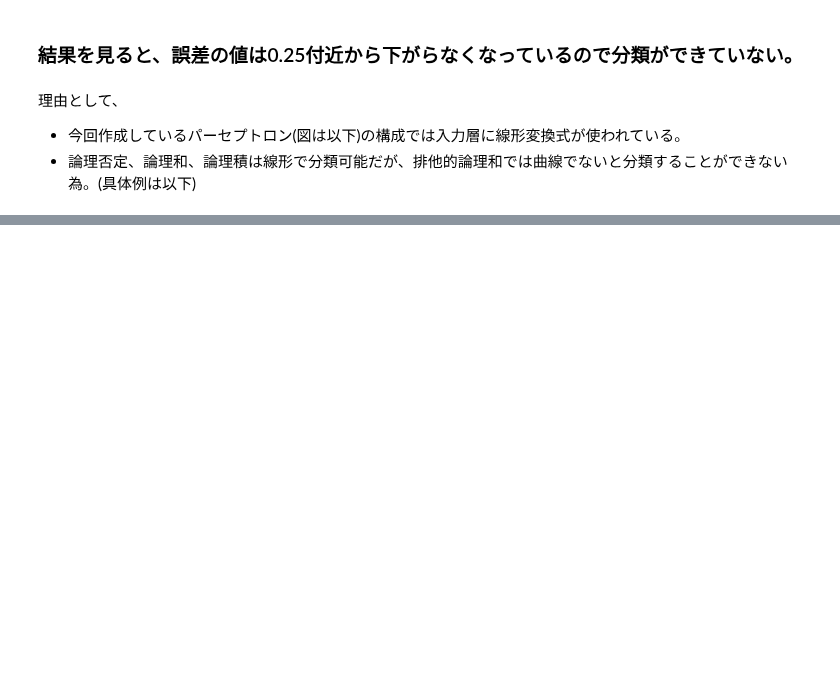
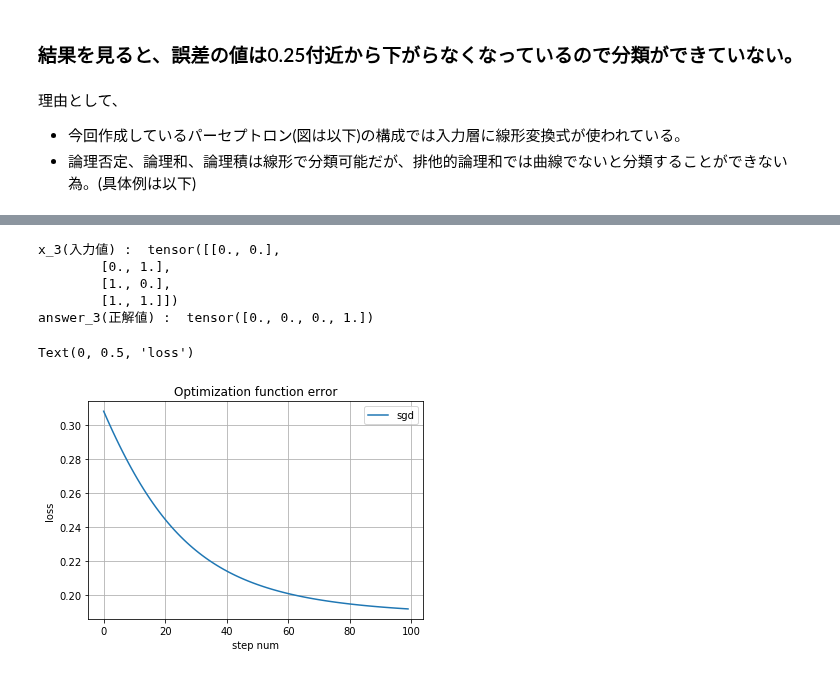
Before and after one commit to mpsamurai/ml-101-exercises, a Jupyter notebook: 04_perceptron/teraoka/04_perceptron.ipynb, the cells around one changed output, grey strips where cells are left out. Drawn from its saved outputs; the diff is of its cells as text; code cells hidden in the pictures; blank space fills up the shorter version.

```diff
--- a/04_perceptron/teraoka/04_perceptron.ipynb
+++ b/04_perceptron/teraoka/04_perceptron.ipynb
@@ -847,0 +1029,13 @@ if __name__=='__main__':
+# %%
+x_3 = torch.tensor([[0,0],[0,1],[1,0],[1,1]], dtype=torch.float) # 入力値(型を設定しないとエラーになる)
+print("x_3(入力値) : ",x_3)
+### w = torch.randn(1,1)  # 重み(w)はPytorchのnn.Linearモジュールに組み込まれているので設定不要
+initial_bias_3 = 0.5  # バイアス
+answer_3 = torch.tensor([0,0,0,1], dtype=torch.float)  # 正解値(型を設定しないとエラーになる)
+print("answer_3(正解値) : ",answer_3)
+# %% [output]
+x_3(入力値) :  tensor([[0., 0.],
+        [0., 1.],
+        [1., 0.],
+        [1., 1.]])
+answer_3(正解値) :  tensor([0., 0., 0., 1.])
@@ -847,0 +1055,46 @@ if __name__=='__main__':
+# %%
+def main():
+    loss_list = []  # 誤差リスト
+
+    ### device = "cuda" if torch.cuda.is_available() else "cpu"  # もしGPUが使えるならcudaにしてくださいの意味
+    # ネットワーク定義
+    net = Net_3(initial_bias_3)
+    #print('w:', net.linl.weight)
+    # 損失関数
+    criterion = nn.MSELoss()  # 平均二乗誤差の用意(nn.MSELoss())
+    # 最適化関数(torch.optim): SGD(確率的勾配降下法) net.parameters():netインスタンス内のパラメータを(今回は組み込みパラメータw)最適化==極小値を求める
+    optimizer = torch.optim.SGD(net.parameters(), lr=0.1)  #  lr=ハイパーパラメータ
+
+    # 学習
+    for epoch in range(100):
+        # 勾配の初期化
+        optimizer.zero_grad()  # 勾配を0にしましょう  0にしないと欠損値が入っているので必ずこれが必要
+        s_pred = net(x_3)  # Netクラスのnetインスタンスにx_3(入力値)を与える
+        # print("s_pred : ",s_pred)  # ニューロンの出力値(予測値)
+        ### print("y_pred.dtype: ", y_pred.dtype)  # 型チェック
+        ### print("answer_3.dtype: ", answer_3.dtype)  # 型チェック
+        loss = criterion(s_pred, answer_3)  # 予測結果と正解値の誤差(nn.MSELoss()  # 平均二乗誤差)を求めている
+        # 勾配の計算
+        loss.backward()  # 微分準備+微分実行
+        # パラメータの更新
+        optimizer.step()  # パラメータwを更新させて新しいwに変えている
+        #print(net.linl.weight)  # パラメータw(重み)を見ることができる
+        loss_list.append(loss.data.item())  # 誤差をリストへ保存
+    return loss_list
+# %%
+# 最適化関数
+loss_sgd = []  #　最適化された誤差リスト
+loss_sgd = main() #　学習実行し、最適化された誤差リストへ
+
+# グラフで見てみる
+import matplotlib.pyplot as plt
+plt.figure() # 描画用ウィンドウを用意する
+plt.plot(loss_sgd,label="sgd")  # ラベル付きグラフ描画
+plt.title('Optimization function error') # タイトル
+plt.legend() # ラベル描画枠を用意
+plt.grid()  # メモリ表示
+plt.xlabel('step num')  # x軸名
+plt.ylabel('loss')  # y軸名
+# %% [output]
+Text(0, 0.5, 'loss')
+[figure, added]
```
Also changed, not shown: parts of 26 cells of this notebook, 1 other file.
